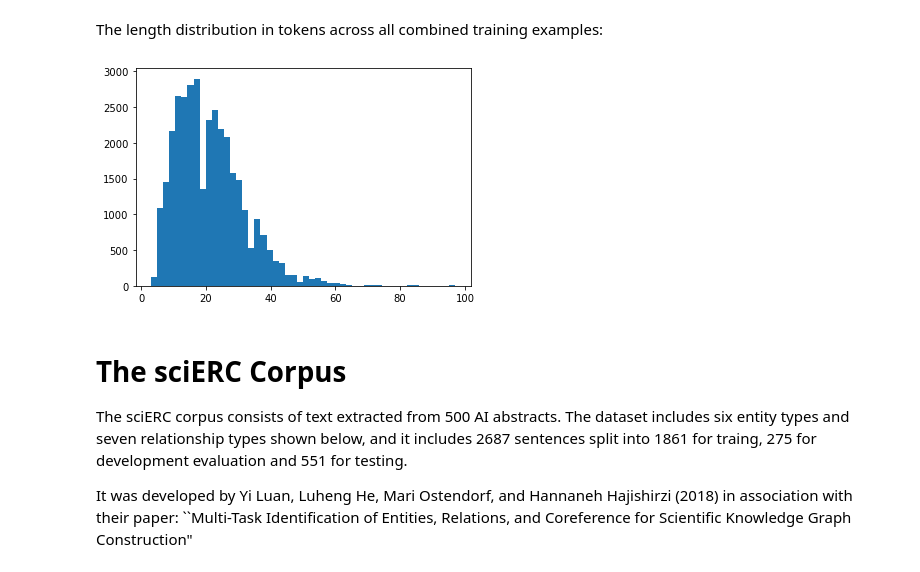
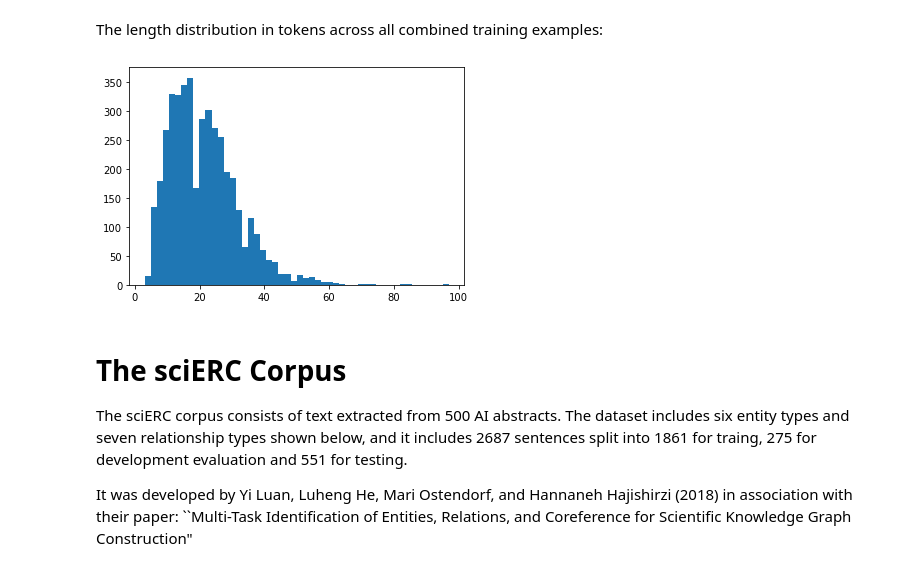
Before and after one commit to kamfonas/Poking_At_SpERT, a Jupyter notebook: notebooks/explore_datasets.ipynb, the cells around one changed output. Drawn from its saved outputs; the diff is of its cells as text; code cells hidden in the pictures.

```diff
--- a/notebooks/explore_datasets.ipynb
+++ b/notebooks/explore_datasets.ipynb
@@ -348,10 +197,15 @@ OrderedDict([('entities',
                             OrderedDict([('short', 'AE'),
                                          ('verbose', 'Adverse-Effect'),
                                          ('symmetric', False)]))]))])
-# %%
-ada_train_folds = [
-    json.load(open(path))
-    for path in ada_train_paths
-]
+# %%
+ade_train_folds = [
+    json.load(open(path))
+    for path in ade_train_paths
+]
+ade_test_folds = [
+    json.load(open(path))
+    for path in ade_test_paths
+]
+ade_full = json.load(open(ade_full_path))
 # %% [markdown]
 The 10 folds have the same number of examples
@@ -374,0 +222,21 @@ orig_id: 3307
+# %%
+print("example 100 of fold 0")
+ex=ade_train_folds[0][100]
+print('Tokens:',ex['tokens'])
+print('Entities:', ex['entities'])
+print('Relations',ex['relations'])
+print('orig_id:',ex['orig_id'])
+print("-------------------------------")
+print("example 100 of fold 5")
+ex=ade_train_folds[5][100]
+print('Tokens:',ex['tokens'])
+print('Entities:', ex['entities'])
+print('Relations',ex['relations'])
+print('orig_id:',ex['orig_id'])
+print("-------------------------------")
+print("example 100 of fold 8")
+ex=ade_train_folds[5][100]
+print('Tokens:',ex['tokens'])
+print('Entities:', ex['entities'])
+print('Relations',ex['relations'])
+print('orig_id:',ex['orig_id'])
@@ -375,11 +261,11 @@ orig_id: 3307
 # %% [markdown]
 The length distribution in tokens across all combined training examples:
 # %%
-sizes = [len(ex['tokens']) for fold in ada_train_folds for  ex in fold ]
+sizes = [len(ex['tokens']) for  ex in ade_full ]
 plot_bins = plt.hist(sizes, bins=50)
 #plot_bins
 # %% [output]
-[figure, old version]
+[figure, new version]
 # %%
 
 sci_types_path = "../data/datasets/scierc/scierc_types.json"
```
Also changed, not shown: parts of 10 cells of this notebook.
